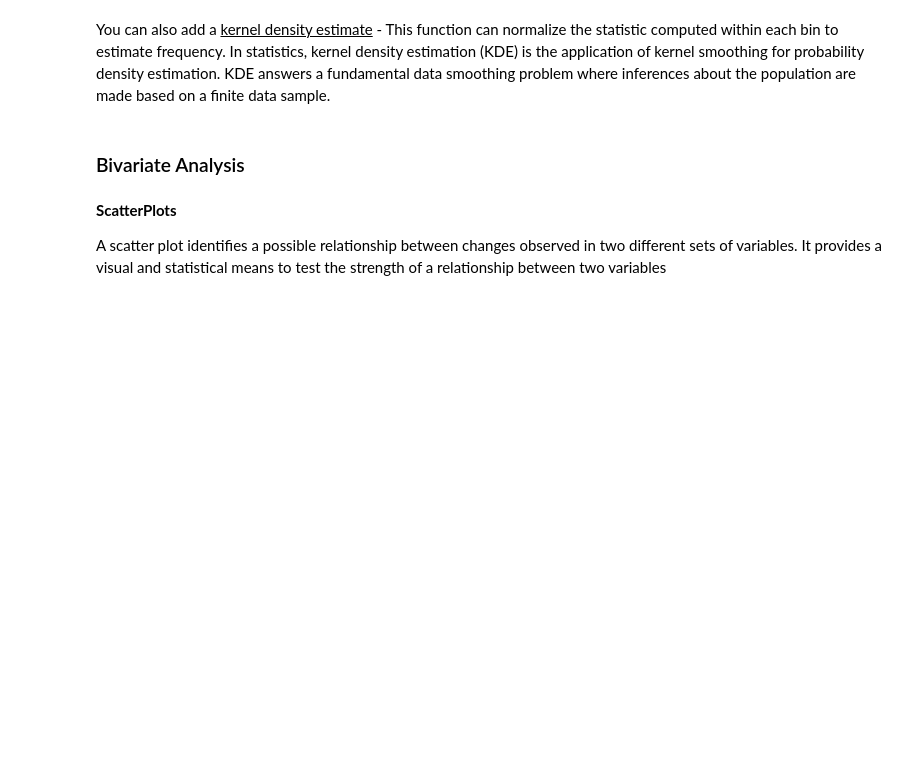
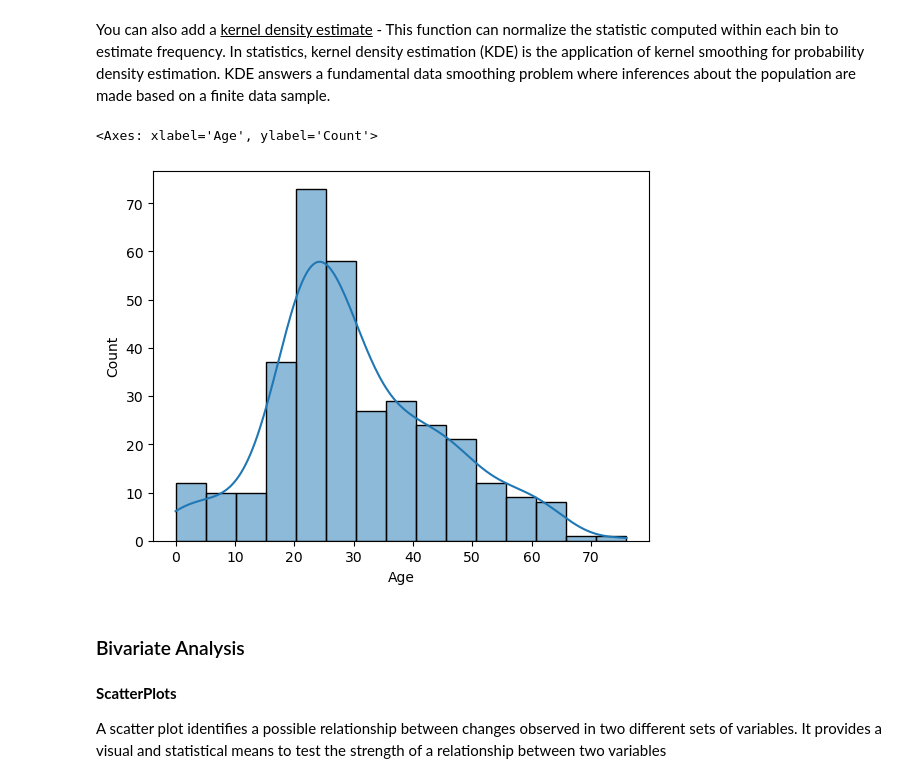
Before and after one commit to mazzyb1257/INFO_2201_MB_summerNotes, a Jupyter notebook: w6d2_EDAcont_students.ipynb, the cells around one changed output. Saved outputs shown, nothing was run; the diff lists cells and outputs as text; code cells hidden in the pictures; blank space fills up the shorter version.

```diff
--- a/w6d2_EDAcont_students.ipynb
+++ b/w6d2_EDAcont_students.ipynb
@@ -41,3 +53,11 @@ You can also add a  <u>kernel density estimate</u> - This function can normalize
+# %%
+#add kde
+# - kernel density estimate
+# normalizes values in each bin, shows probabilities
+sns.histplot(titanicDf['Age'], kde = True)
+# %% [output]
+<Axes: xlabel='Age', ylabel='Count'>
+[figure, added]
 # %% [markdown]
 ### Bivariate Analysis
 # %% [markdown]
```
Also changed, not shown: parts of 46 cells of this notebook, 1 other file.
